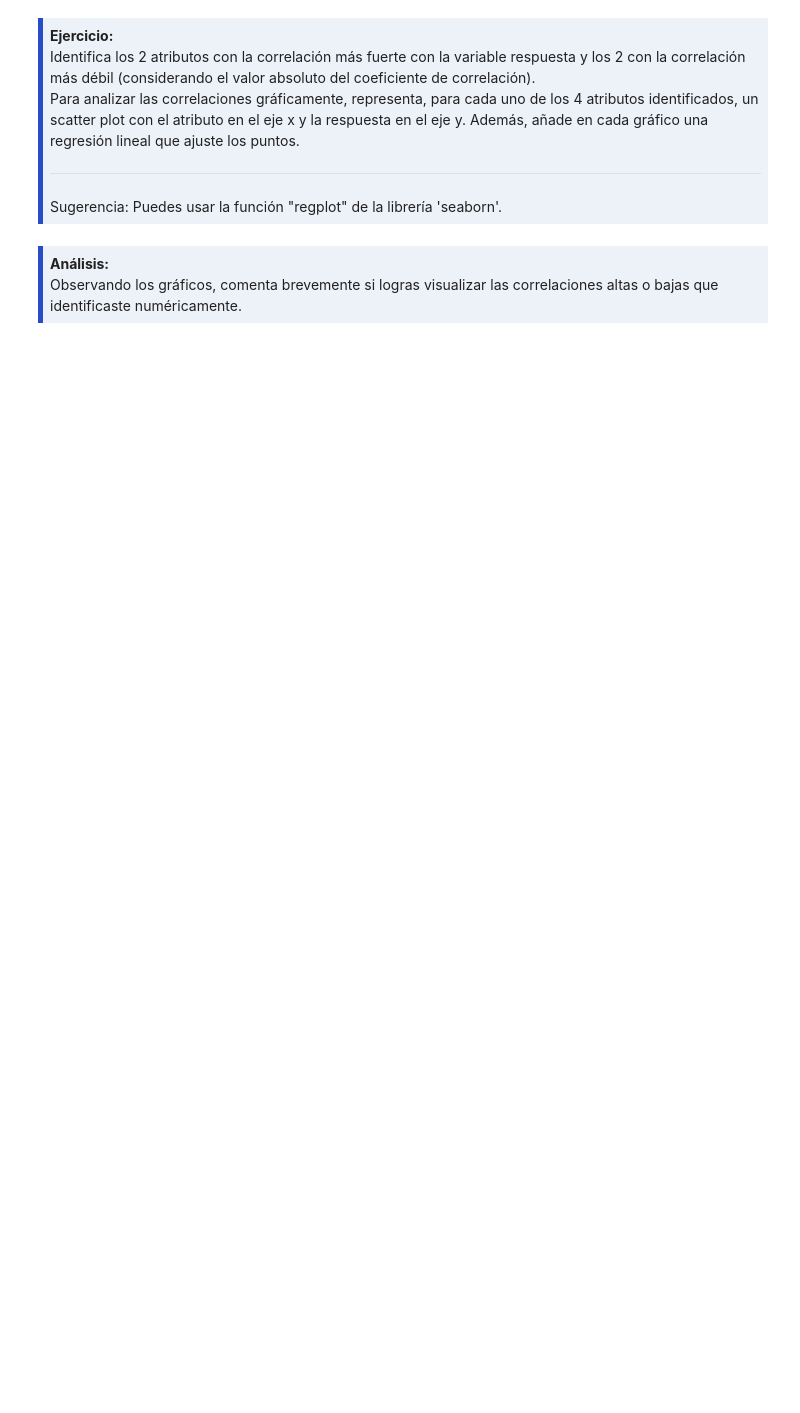
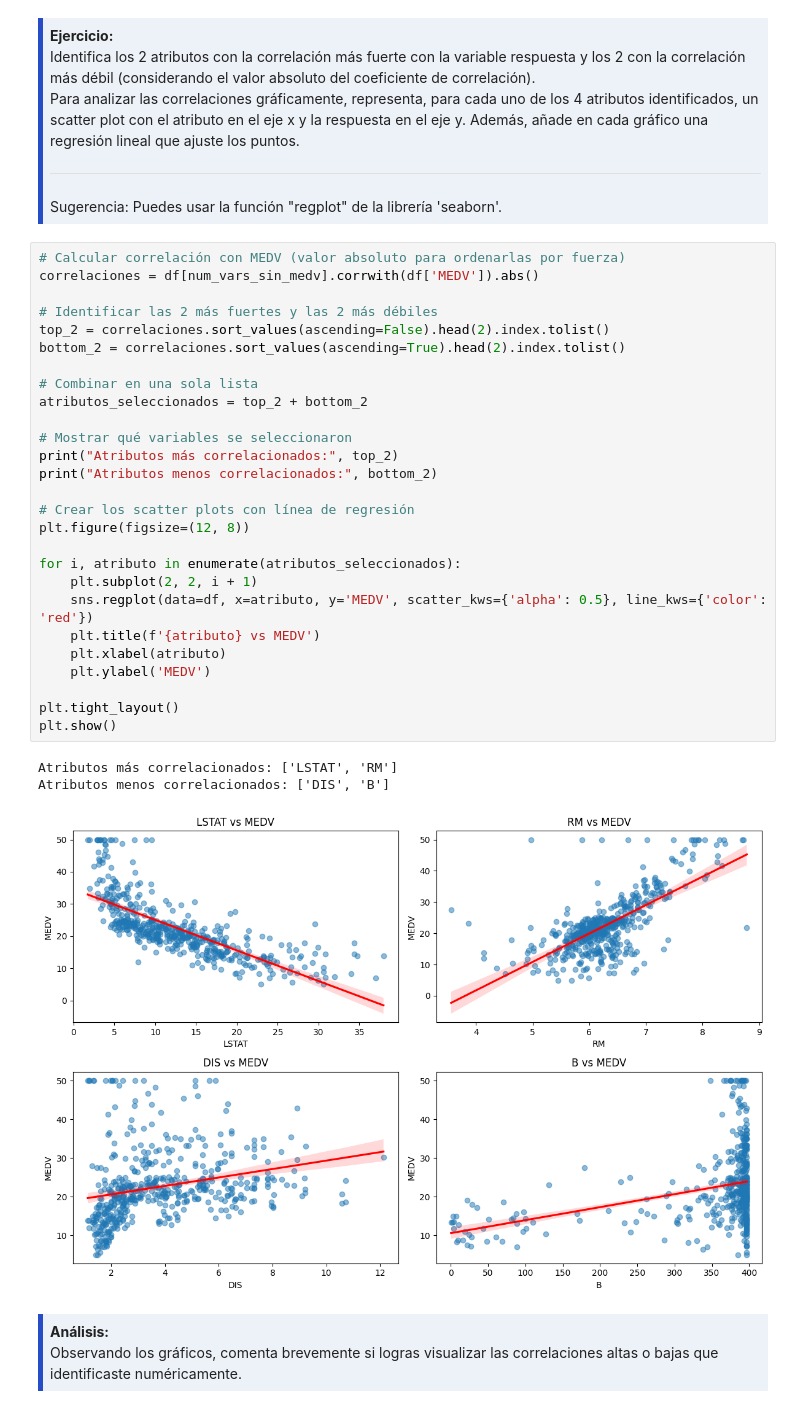
Before and after one commit to niconlvs/ModelosML, a Jupyter notebook: 2-Ejercicios/02-Prep-Datos-Metricas-Modelos.ipynb, the cells around one changed output. Saved outputs shown, nothing was run; the diff lists cells and outputs as text; blank space fills up the shorter version.

```diff
--- a/2-Ejercicios/02-Prep-Datos-Metricas-Modelos.ipynb
+++ b/2-Ejercicios/02-Prep-Datos-Metricas-Modelos.ipynb
@@ -259,6 +310,37 @@ Para analizar las correlaciones gráficamente, representa, para cada uno de los
 
 <hr>Sugerencia: Puedes usar la función "regplot" de la librería 'seaborn'.
 </div>
+# %%
+# Calcular correlación con MEDV (valor absoluto para ordenarlas por fuerza)
+correlaciones = df[num_vars_sin_medv].corrwith(df['MEDV']).abs()
+
+# Identificar las 2 más fuertes y las 2 más débiles
+top_2 = correlaciones.sort_values(ascending=False).head(2).index.tolist()
+bottom_2 = correlaciones.sort_values(ascending=True).head(2).index.tolist()
+
+# Combinar en una sola lista
+atributos_seleccionados = top_2 + bottom_2
+
+# Mostrar qué variables se seleccionaron
+print("Atributos más correlacionados:", top_2)
+print("Atributos menos correlacionados:", bottom_2)
+
+# Crear los scatter plots con línea de regresión
+plt.figure(figsize=(12, 8))
+
+for i, atributo in enumerate(atributos_seleccionados):
+    plt.subplot(2, 2, i + 1)
+    sns.regplot(data=df, x=atributo, y='MEDV', scatter_kws={'alpha': 0.5}, line_kws={'color': 'red'})
+    plt.title(f'{atributo} vs MEDV')
+    plt.xlabel(atributo)
+    plt.ylabel('MEDV')
+
+plt.tight_layout()
+plt.show()
+# %% [output]
+Atributos más correlacionados: ['LSTAT', 'RM']
+Atributos menos correlacionados: ['DIS', 'B']
+[figure, added]
 # %% [markdown]
 <div style="background-color: #edf1f8; border-color: #264CC7; border-left: 5px solid #264CC7; padding: 0.5em;">
 <strong>Análisis:</strong>
```
Also changed, not shown: parts of 14 cells of this notebook.
